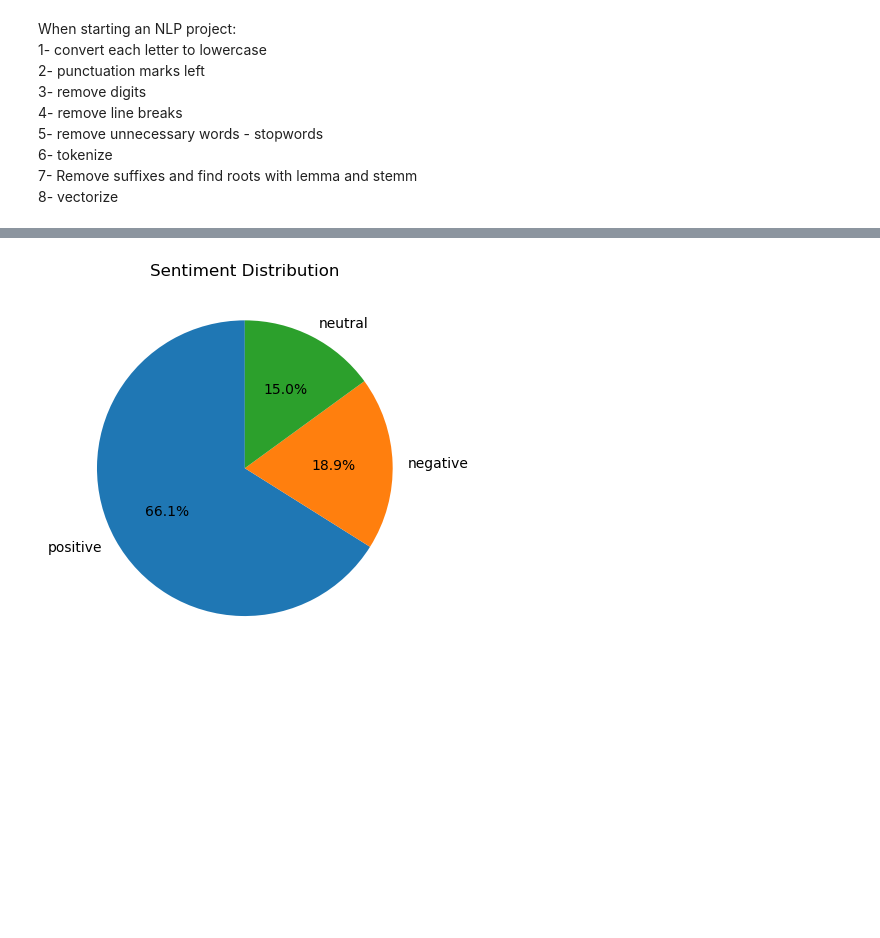
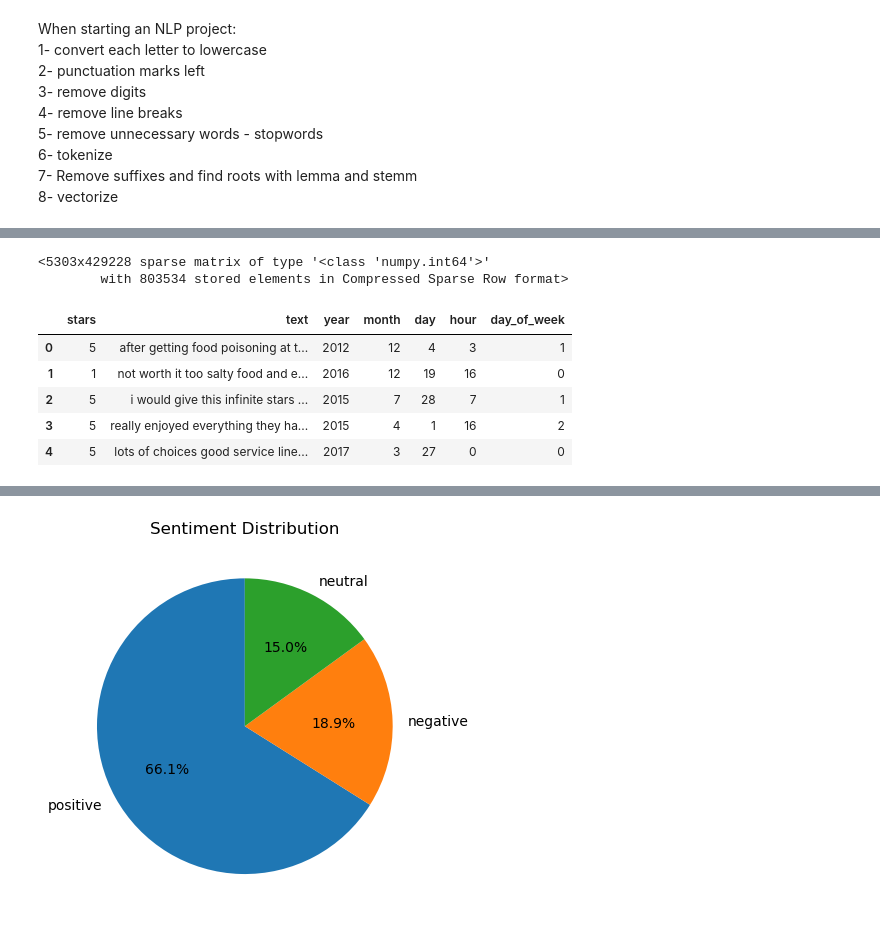
Before and after one commit to ramazannbilen/AI-machine-learning, a Jupyter notebook: Assignments/Restaurant/Restaurant Homework.ipynb, the cells around one changed output, grey strips where cells are left out. Cells and saved outputs as stored; diff of their text form; code cells hidden in the pictures; blank space fills up the shorter version.

```diff
--- a/Assignments/Restaurant/Restaurant Homework.ipynb
+++ b/Assignments/Restaurant/Restaurant Homework.ipynb
@@ -338,0 +339,9 @@ df.sample(2)
+# %%
+from nltk.stem import PorterStemmer
+from textblob import TextBlob
+from sklearn.feature_extraction.text import CountVectorizer, TfidfVectorizer
+pr = PorterStemmer()
+# %%
+def lemmafn(text):
+    words = TextBlob(text).words
+    return [pr.stem(word) for word in words ]
@@ -339,9 +355,22 @@ df.sample(2)
+# %%
+x
+# %% [output]
+<5303x429228 sparse matrix of type '<class 'numpy.int64'>'
+        with 803534 stored elements in Compressed Sparse Row format>
 # %%
-#vectorizing, tokenizing and stopwords of df
-from sklearn.feature_extraction.text import CountVectorizer, TfidfVectorizer
+#vectorizing, tokenizing,lemma-stemma and stopwords of df
 
-vect = CountVectorizer() #stop_words='english',ngram_range=(1,2), max_features = 10000
+vect = CountVectorizer(stop_words='english',ngram_range=(1,2), max_features = 10000,analyzer = lemmafn)
 
-df2 = df["text"]
+bw = df[(df.stars == 1)|(df.stars == 5)]
 
-tf = pd.DataFrame(vect.fit_transform(df2).toarray(), columns = vect.get_feature_names_out())
+bw.reset_index(drop = True,inplace=True)
+
+bw.head()
+# %% [output]
+|  | stars | text | year | month | day | hour | day_of_week |
+| 0 | 5 | after getting food poisoning at t... | 2012 | 12 | 4 | 3 | 1 |
+| 1 | 1 | not worth it too salty food and e... | 2016 | 12 | 19 | 16 | 0 |
+| 2 | 5 | i would give this infinite stars ... | 2015 | 7 | 28 | 7 | 1 |
+| 3 | 5 | really enjoyed everything they ha... | 2015 | 4 | 1 | 16 | 2 |
+| 4 | 5 | lots of choices good service line... | 2017 | 3 | 27 | 0 | 0 |
```
Also changed, not shown: parts of 28 cells of this notebook, 1 other file.
